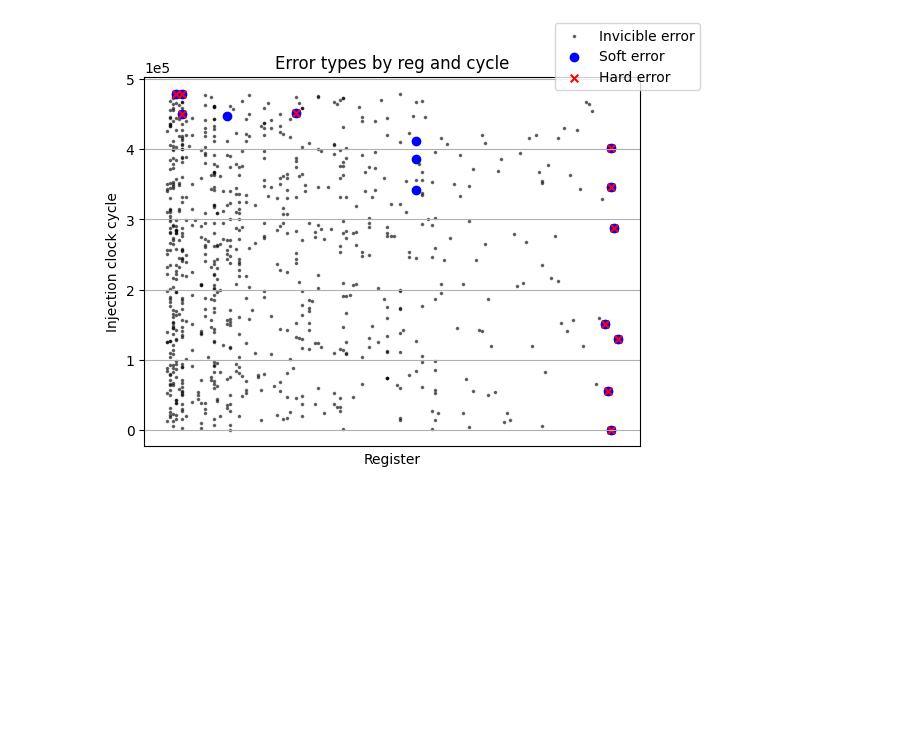
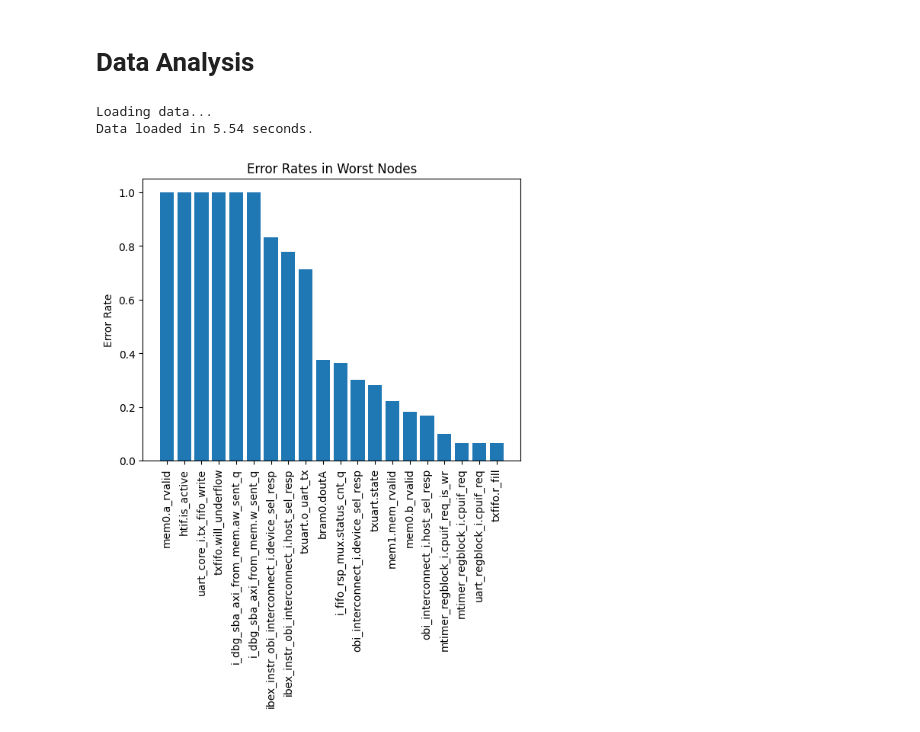
Before and after one commit to ahll19/PULSE, a Jupyter notebook: main.ipynb, the cells around one changed output. Cells and saved outputs as stored; diff of their text form; code cells hidden in the pictures; blank space fills up the shorter version.

```diff
--- a/main.ipynb
+++ b/main.ipynb
@@ -157,57 +1,2 @@ plt.show()
-# %%
-# Show hard/soft/invicible error as a scatter plot, with injection time and register
-all_data = seu_data.copy().drop(columns=[
-    SeuDescriptionEnum.value_change_before.name,
-    SeuDescriptionEnum.value_change_after.name,
-    SeuDescriptionEnum.bit_number.name,
-])
-
-hard_errors = all_data.loc[all_data["hard error"]].drop(
-    columns=soft_diffs + ["hard error"]
-)
-
-soft_errors = all_data.loc[(diff_data[soft_diffs] != 0).any(axis=1)].drop(
-    columns=["hard error"] + soft_diffs
-)
-
-invicible_errors = all_data.drop(
-    columns=["hard error"] + soft_diffs
-)
-invicible_errors = invicible_errors.drop(hard_errors.index, errors="ignore")
-invicible_errors = invicible_errors.drop(soft_errors.index, errors="ignore")
-
-fig, ax = plt.subplots()
-ax.scatter(
-    invicible_errors[SeuDescriptionEnum.register.name],
-    invicible_errors[SeuDescriptionEnum.injection_clock_cycle.name],
-    color="black",
-    alpha=0.5,
-    label="Invicible error",
-    marker=".",
-    s=10,
-)
-ax.scatter(
-    soft_errors[SeuDescriptionEnum.register.name],
-    soft_errors[SeuDescriptionEnum.injection_clock_cycle.name],
-    color="blue",
-    label="Soft error",
-    marker="o",
-)
-ax.scatter(
-    hard_errors[SeuDescriptionEnum.register.name],
-    hard_errors[SeuDescriptionEnum.injection_clock_cycle.name],
-    color="red",
-    label="Hard error",
-    marker="x",
-    s=30,
-)
-ax.set_xticks([])
-ax.ticklabel_format(axis="y", style="sci", scilimits=(0, 0))
-ax.set_xlabel("Register")
-ax.set_ylabel("Injection clock cycle")
-ax.set_title("Error types by reg and cycle")
-ax.grid()
-fig.legend(loc="upper right")
-plt.show()
-# %% [output]
-[figure, removed]
+# %% [markdown]
+# Data Analysis
@@ -213,0 +14,11 @@ plt.show()
+# %%
+data_path = os.path.join(os.getcwd(), 'data')
+data_reader = DataReader(data_path)
+reg_tree = RegisterTree(os.path.join(data_path, "reg_tree.txt"), data_reader)
+# %% [output]
+Loading data...
+Data loaded in 5.54 seconds.
+# %%
+fig = Visualizer.error_rates_in_worst_nodes(reg_tree, max_levels_in_path=2)
+# %% [output]
+[figure, added]
```
Also changed, not shown: parts of 9 cells of this notebook, 20 other files.
